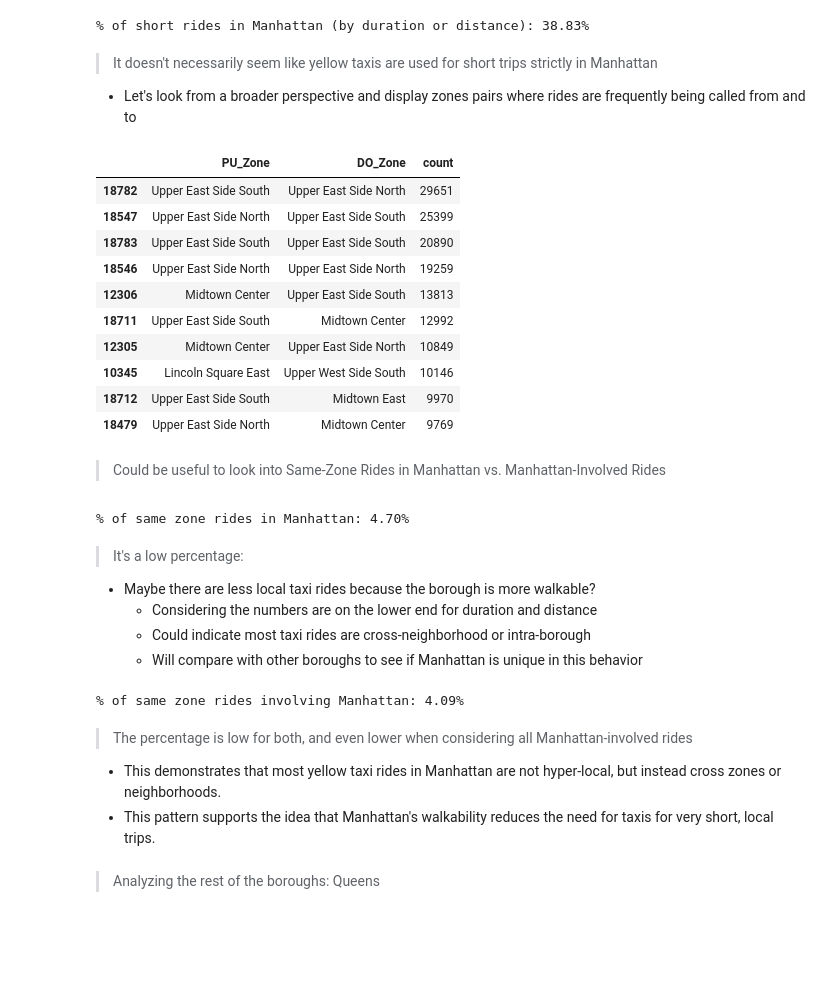
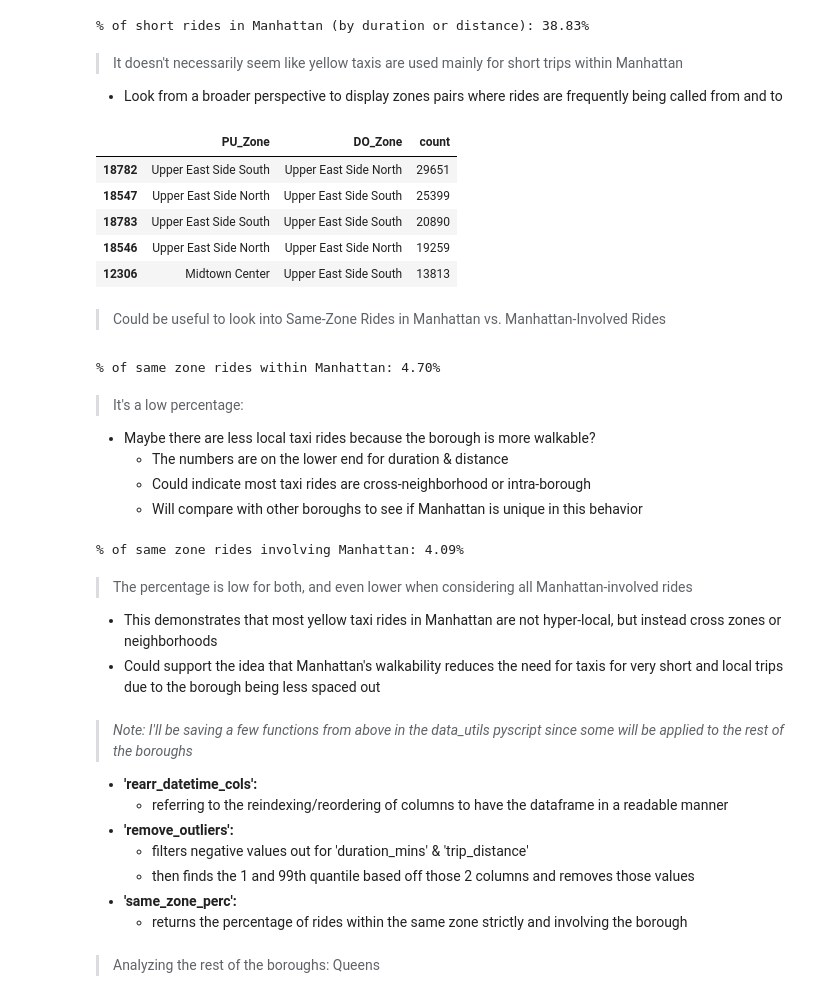
Before and after one commit to jjen1/nyc-taxis-trends, a Jupyter notebook: notebooks/yellow_taxis_eda.ipynb, the cells around one changed output. Cells and saved outputs as stored; diff of their text form; code cells hidden in the pictures; blank space fills up the shorter version.

Commit message:
cleaned up understanding data, added to data_utils

```diff
--- a/notebooks/yellow_taxis_eda.ipynb
+++ b/notebooks/yellow_taxis_eda.ipynb
@@ -242,10 +172,4 @@ dtype: int64
 # %%
-# checking unique values in the merged columns
-merged['PU_Zone'].unique()
-merged['DO_Zone'].unique()
-merged['PU_Borough'].unique()
-merged['DO_Borough'].unique()
-
-# there are 'Unknown' and 'NaN' values in PU_Borough & DO_Borough, replace na with 'Unknown' for consistency
-merged['PU_Borough'].replace(np.nan, 'Unknown', inplace=True)
-merged['DO_Borough'].replace(np.nan, 'Unknown', inplace=True)
+merged['PU_Zone'].unique(), merged['DO_Zone'].unique(), merged['PU_Borough'].unique(), merged['DO_Borough'].unique() # checking unique values in the merged columns
+merged['PU_Borough'] = merged['PU_Borough'].replace(np.nan, 'Unknown')
+merged['DO_Borough'] = merged['DO_Borough'].replace(np.nan, 'Unknown') # there are 'Unknown' and 'NaN' values in PU_Borough & DO_Borough, replace na with 'Unknown' for consistency
@@ -355,37 +248,31 @@ print(f"% of short rides in Manhattan (by duration or distance): {m_short_rides_
 # %% [output]
 % of short rides in Manhattan (by duration or distance): 38.83%
 # %% [markdown]
->It doesn't necessarily seem like yellow taxis are used for short trips strictly in Manhattan
-* Let's look from a broader perspective and display zones pairs where rides are frequently being called from and to
+>It doesn't necessarily seem like yellow taxis are used mainly for short trips within Manhattan
+* Look from a broader perspective to display zones pairs where rides are frequently being called from and to
 # %%
-# rides involving Manhattan (either PU_Borough or DO_Borough equal 'Manhattan')
+# rides involving Manhattan (PU_Borough or DO_Borough equal 'Manhattan')
 manhattan_overall = merged[(merged['PU_Borough'] == 'Manhattan') | (merged['DO_Borough'] == 'Manhattan')].rename(columns={'tpep_pickup_datetime': 'PU_datetime', 'tpep_dropoff_datetime': 'DO_datetime'})
-manhattan_overall.groupby(['PU_Zone', 'DO_Zone']).size().reset_index(name='count').sort_values(by='count', ascending=False).head(10)  # top 10 most frequent ride combinations involving Manhattan
+manhattan_overall.groupby(['PU_Zone', 'DO_Zone']).size().reset_index(name='count').sort_values(by='count', ascending=False).head()
 # %% [output]
 |  | PU_Zone | DO_Zone | count |
 | 18782 | Upper East Side South | Upper East Side North | 29651 |
 | 18547 | Upper East Side North | Upper East Side South | 25399 |
 | 18783 | Upper East Side South | Upper East Side South | 20890 |
 | 18546 | Upper East Side North | Upper East Side North | 19259 |
 | 12306 | Midtown Center | Upper East Side South | 13813 |
-| 18711 | Upper East Side South | Midtown Center | 12992 |
-| 12305 | Midtown Center | Upper East Side North | 10849 |
-| 10345 | Lincoln Square East | Upper West Side South | 10146 |
-| 18712 | Upper East Side South | Midtown East | 9970 |
-| 18479 | Upper East Side North | Midtown Center | 9769 |
 # %% [markdown]
 >Could be useful to look into Same-Zone Rides in Manhattan vs. Manhattan-Involved Rides
 # %%
-# Checking the amount of rides within the same zone for strictly Manhattan
-m_same_zone_count = manhattan[manhattan['PU_Zone'] == manhattan['DO_Zone']].shape[0]
-m_same_zone_percentage = (m_same_zone_count/manhattan.shape[0])*100  # percentage of rides within the same zone in Manhattan
-print(f"% of same zone rides in Manhattan: {m_same_zone_percentage:.2f}%")
+# checking the amount of rides within the same zone for ride within Manhattan (PU_Borough & DO_Borough equals Manhattan, AND PU_Zone == DO_Zone)
+m_same_zone_percentage = (manhattan[manhattan['PU_Zone'] == manhattan['DO_Zone']].shape[0]/manhattan.shape[0])*100  # percentage of rides within the same zone in Manhattan
+print(f"% of same zone rides within Manhattan: {m_same_zone_percentage:.2f}%")
 # %% [output]
-% of same zone rides in Manhattan: 4.70%
+% of same zone rides within Manhattan: 4.70%
 # %% [markdown]
 >It's a low percentage:
   * Maybe there are less local taxi rides because the borough is more walkable?
-    * Considering the numbers are on the lower end for duration and distance
+    * The numbers are on the lower end for duration & distance
     * Could indicate most taxi rides are cross-neighborhood or intra-borough
     * Will compare with other boroughs to see if Manhattan is unique in this behavior
 # %%
@@ -396,8 +283,17 @@ print(f"% of same zone rides involving Manhattan: {m_same_zone_percentage:.2f}%"
 % of same zone rides involving Manhattan: 4.09%
 # %% [markdown]
 > The percentage is low for both, and even lower when considering all Manhattan-involved rides
-* This demonstrates that most yellow taxi rides in Manhattan are not hyper-local, but instead cross zones or neighborhoods.
-* This pattern supports the idea that Manhattan's walkability reduces the need for taxis for very short, local trips.
+* This demonstrates that most yellow taxi rides in Manhattan are not hyper-local, but instead cross zones or neighborhoods
+* Could support the idea that Manhattan's walkability reduces the need for taxis for very short and local trips due to the borough being less spaced out
+# %% [markdown]
+> *Note: I'll be saving a few functions from above in the data_utils pyscript since some will be applied to the rest of the boroughs*
+* **'rearr_datetime_cols':**
+  * referring to the reindexing/reordering of columns to have the dataframe in a readable manner
+* **'remove_outliers':**
+  * filters negative values out for 'duration_mins' & 'trip_distance'
+  * then finds the 1 and 99th quantile based off those 2 columns and removes those values
+* **'same_zone_perc':**
+  * returns the percentage of rides within the same zone strictly and involving the borough
 # %% [markdown]
 >Analyzing the rest of the boroughs: Queens
 # %%
```
Also changed, not shown: parts of 57 cells of this notebook, 2 other files.
